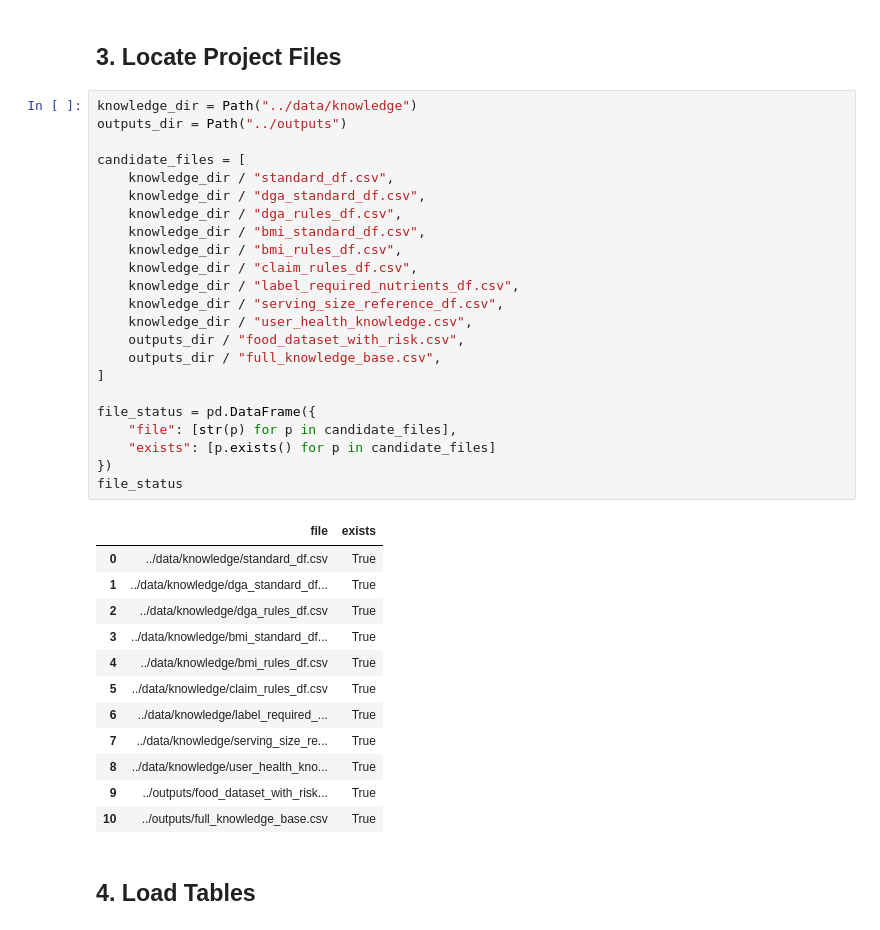
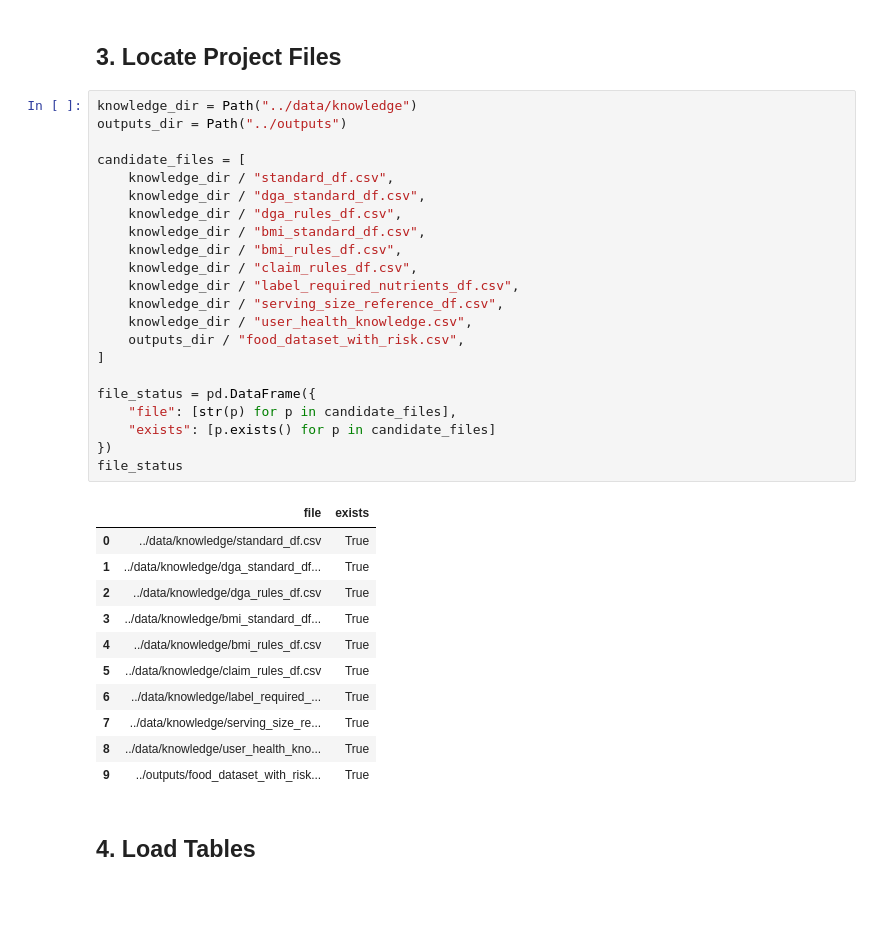
Before and after one commit to YossayutRT/Welly-AI-Final-Project-, a Jupyter notebook: Notebooks/Welly_AI_RAG.ipynb, the cells around one changed output. Saved outputs shown, nothing was run; the diff lists cells and outputs as text; blank space fills up the shorter version.

```diff
--- a/Notebooks/Welly_AI_RAG.ipynb
+++ b/Notebooks/Welly_AI_RAG.ipynb
@@ -118,35 +102,33 @@ outputs_dir = Path("../outputs")
 candidate_files = [
     knowledge_dir / "standard_df.csv",
     knowledge_dir / "dga_standard_df.csv",
     knowledge_dir / "dga_rules_df.csv",
     knowledge_dir / "bmi_standard_df.csv",
     knowledge_dir / "bmi_rules_df.csv",
     knowledge_dir / "claim_rules_df.csv",
     knowledge_dir / "label_required_nutrients_df.csv",
     knowledge_dir / "serving_size_reference_df.csv",
     knowledge_dir / "user_health_knowledge.csv",
     outputs_dir / "food_dataset_with_risk.csv",
-    outputs_dir / "full_knowledge_base.csv",
 ]
 
 file_status = pd.DataFrame({
     "file": [str(p) for p in candidate_files],
     "exists": [p.exists() for p in candidate_files]
 })
 file_status
 # %% [output]
 |  | file | exists |
 | 0 | ../data/knowledge/standard_df.csv | True |
 | 1 | ../data/knowledge/dga_standard_df... | True |
 | 2 | ../data/knowledge/dga_rules_df.csv | True |
 | 3 | ../data/knowledge/bmi_standard_df... | True |
 | 4 | ../data/knowledge/bmi_rules_df.csv | True |
 | 5 | ../data/knowledge/claim_rules_df.csv | True |
 | 6 | ../data/knowledge/label_required_... | True |
 | 7 | ../data/knowledge/serving_size_re... | True |
 | 8 | ../data/knowledge/user_health_kno... | True |
 | 9 | ../outputs/food_dataset_with_risk... | True |
-| 10 | ../outputs/full_knowledge_base.csv | True |
 # %% [markdown]
 ## 4. Load Tables
 # %%
```
Also changed, not shown: parts of 22 cells of this notebook, 4 other files.
